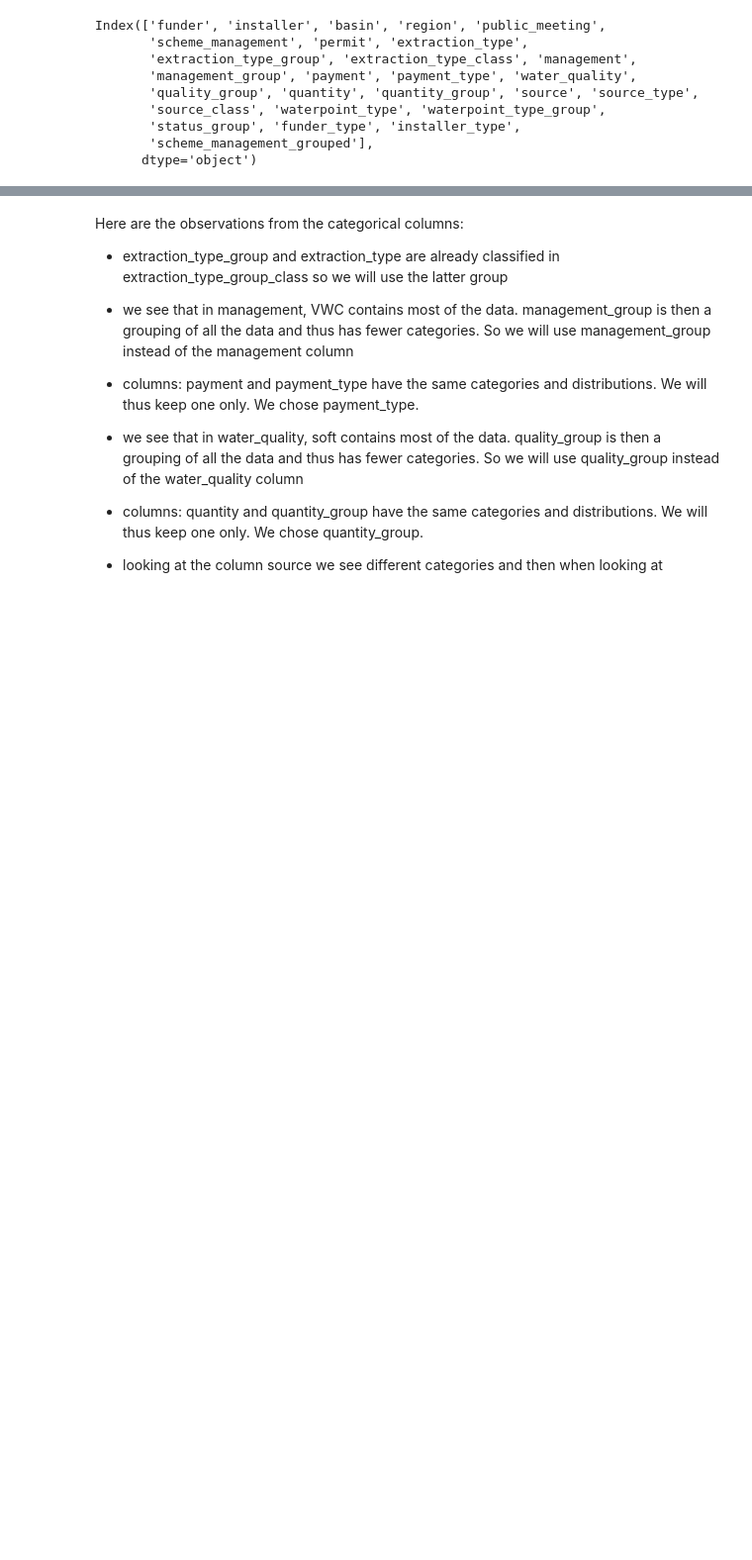
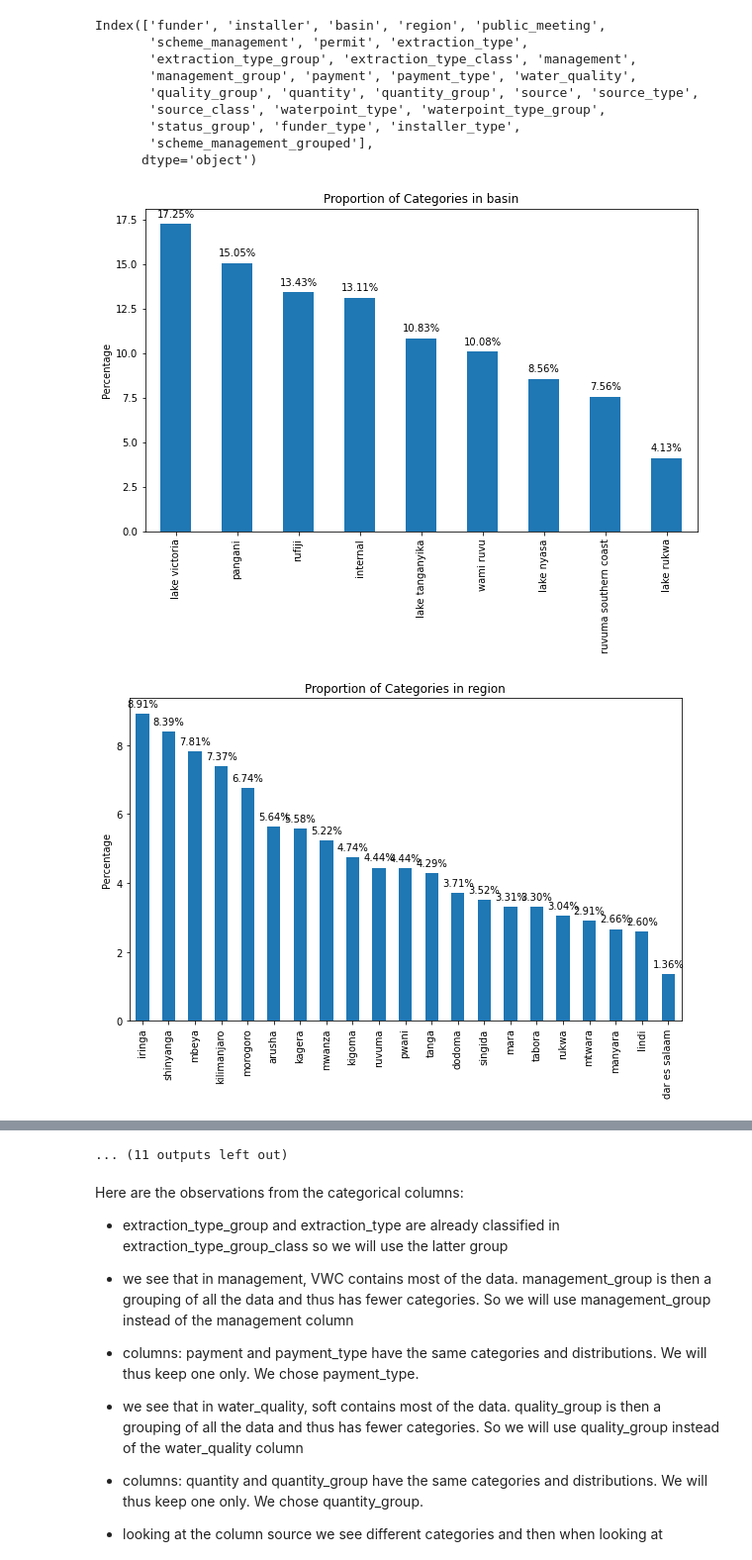
Before and after one commit to mbarriola96/Predicting_faulty_pumps, a Jupyter notebook: notebooks/00_data_understanding.ipynb, the cells around one changed output, grey strips where cells are left out. Shown at 99% size. Drawn from its saved outputs; the diff is of its cells as text; code cells hidden in the pictures; blank space fills up the shorter version.

```diff
--- a/notebooks/00_data_understanding.ipynb
+++ b/notebooks/00_data_understanding.ipynb
@@ -987,4 +987,7 @@ categorical_columns = categorical_columns.drop(['funder','installer','scheme_man
 # %%
 # Plot the distributions
 
-# plot_categorical_proportions(df_train_merge, categorical_columns)
+plot_categorical_proportions(df_train_merge, categorical_columns)
+# %% [output]
+[figure, added]
+[figure, added]
@@ -991,3 +1004,4 @@ categorical_columns = categorical_columns.drop(['funder','installer','scheme_man
+... (11 outputs left out)
 # %% [markdown]
 Here are the observations from the categorical columns:
 
```
Also changed, not shown: parts of 7 cells of this notebook, 11 other files.
